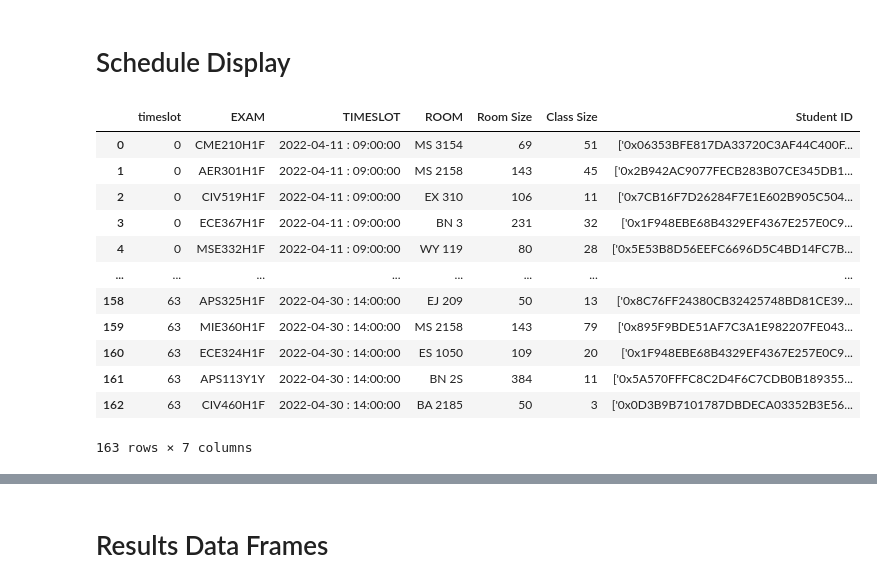
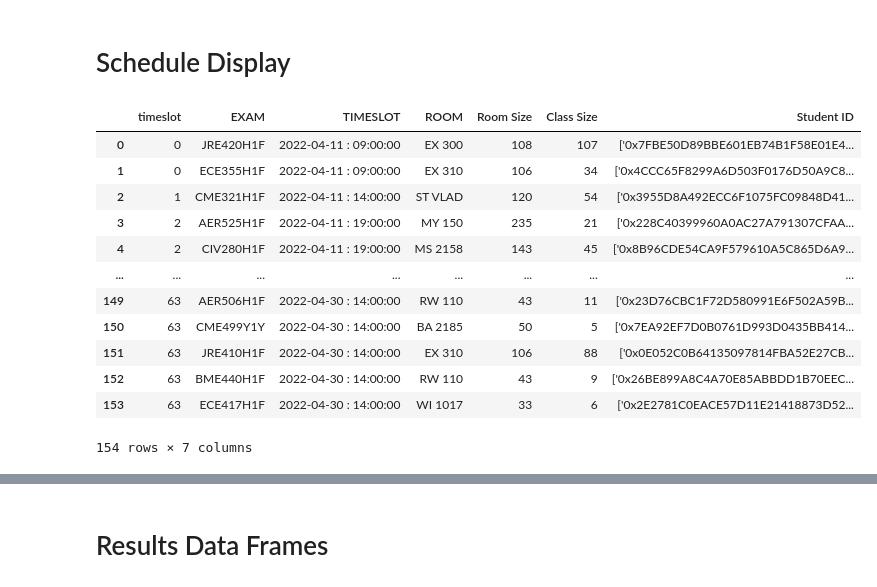
Before and after one commit to renzo-b/exam-timetabling-smac, a Jupyter notebook: process_results_wh.ipynb, the cells around one changed output, grey strips where cells are left out. Cells and saved outputs as stored; diff of their text form; code cells hidden in the pictures.

```diff
--- a/process_results_wh.ipynb
+++ b/process_results_wh.ipynb
@@ -317,22 +303,22 @@ plt.xticks([0,1,2,3])
 # %% [markdown]
 # Schedule Display
 # %%
-file = r"C:\Users\William Hazen\Documents\GitHub\exam-timetabling-smac\cplex_results\min_cost_T1\MC_14_Trial__aDEFAULT\DF_Schedual_6.csv"
+file = r"C:\Users\William Hazen\Documents\GitHub\exam-timetabling-smac\cplex_results\Trails for Fs\BACK_TO_OLD_1_22_12_17_01_53_D\DF_Schedual_0.csv"
 df_schedule = pd.read_csv(file)
 df_schedule = df_schedule.drop(["Unnamed: 0"],axis=1)
 display(df_schedule)
 # %% [output]
 |  | timeslot | EXAM | TIMESLOT | ROOM | Room Size | Class Size | Student ID |
-| 0 | 0 | CME210H1F | 2022-04-11 : 09:00:00 | MS 3154 | 69 | 51 | ['0x06353BFE817DA33720C3AF44C400F... |
-| 1 | 0 | AER301H1F | 2022-04-11 : 09:00:00 | MS 2158 | 143 | 45 | ['0x2B942AC9077FECB283B07CE345DB1... |
-| 2 | 0 | CIV519H1F | 2022-04-11 : 09:00:00 | EX 310 | 106 | 11 | ['0x7CB16F7D26284F7E1E602B905C504... |
-| 3 | 0 | ECE367H1F | 2022-04-11 : 09:00:00 | BN 3 | 231 | 32 | ['0x1F948EBE68B4329EF4367E257E0C9... |
-| 4 | 0 | MSE332H1F | 2022-04-11 : 09:00:00 | WY 119 | 80 | 28 | ['0x5E53B8D56EEFC6696D5C4BD14FC7B... |
+| 0 | 0 | JRE420H1F | 2022-04-11 : 09:00:00 | EX 300 | 108 | 107 | ['0x7FBE50D89BBE601EB74B1F58E01E4... |
+| 1 | 0 | ECE355H1F | 2022-04-11 : 09:00:00 | EX 310 | 106 | 34 | ['0x4CCC65F8299A6D503F0176D50A9C8... |
+| 2 | 1 | CME321H1F | 2022-04-11 : 14:00:00 | ST VLAD | 120 | 54 | ['0x3955D8A492ECC6F1075FC09848D41... |
+| 3 | 2 | AER525H1F | 2022-04-11 : 19:00:00 | MY 150 | 235 | 21 | ['0x228C40399960A0AC27A791307CFAA... |
+| 4 | 2 | CIV280H1F | 2022-04-11 : 19:00:00 | MS 2158 | 143 | 45 | ['0x8B96CDE54CA9F579610A5C865D6A9... |
 | ... | ... | ... | ... | ... | ... | ... | ... |
-| 158 | 63 | APS325H1F | 2022-04-30 : 14:00:00 | EJ 209 | 50 | 13 | ['0x8C76FF24380CB32425748BD81CE39... |
-| 159 | 63 | MIE360H1F | 2022-04-30 : 14:00:00 | MS 2158 | 143 | 79 | ['0x895F9BDE51AF7C3A1E982207FE043... |
-| 160 | 63 | ECE324H1F | 2022-04-30 : 14:00:00 | ES 1050 | 109 | 20 | ['0x1F948EBE68B4329EF4367E257E0C9... |
-| 161 | 63 | APS113Y1Y | 2022-04-30 : 14:00:00 | BN 2S | 384 | 11 | ['0x5A570FFFC8C2D4F6C7CDB0B189355... |
-| 162 | 63 | CIV460H1F | 2022-04-30 : 14:00:00 | BA 2185 | 50 | 3 | ['0x0D3B9B7101787DBDECA03352B3E56... |
+| 149 | 63 | AER506H1F | 2022-04-30 : 14:00:00 | RW 110 | 43 | 11 | ['0x23D76CBC1F72D580991E6F502A59B... |
+| 150 | 63 | CME499Y1Y | 2022-04-30 : 14:00:00 | BA 2185 | 50 | 5 | ['0x7EA92EF7D0B0761D993D0435BB414... |
+| 151 | 63 | JRE410H1F | 2022-04-30 : 14:00:00 | EX 310 | 106 | 88 | ['0x0E052C0B64135097814FBA52E27CB... |
+| 152 | 63 | BME440H1F | 2022-04-30 : 14:00:00 | RW 110 | 43 | 9 | ['0x26BE899A8C4A70E85ABBDD1B70EEC... |
+| 153 | 63 | ECE417H1F | 2022-04-30 : 14:00:00 | WI 1017 | 33 | 6 | ['0x2E2781C0EACE57D11E21418873D52... |
-163 rows × 7 columns
+154 rows × 7 columns
 # %%
```
Also changed, not shown: parts of 44 cells of this notebook.
